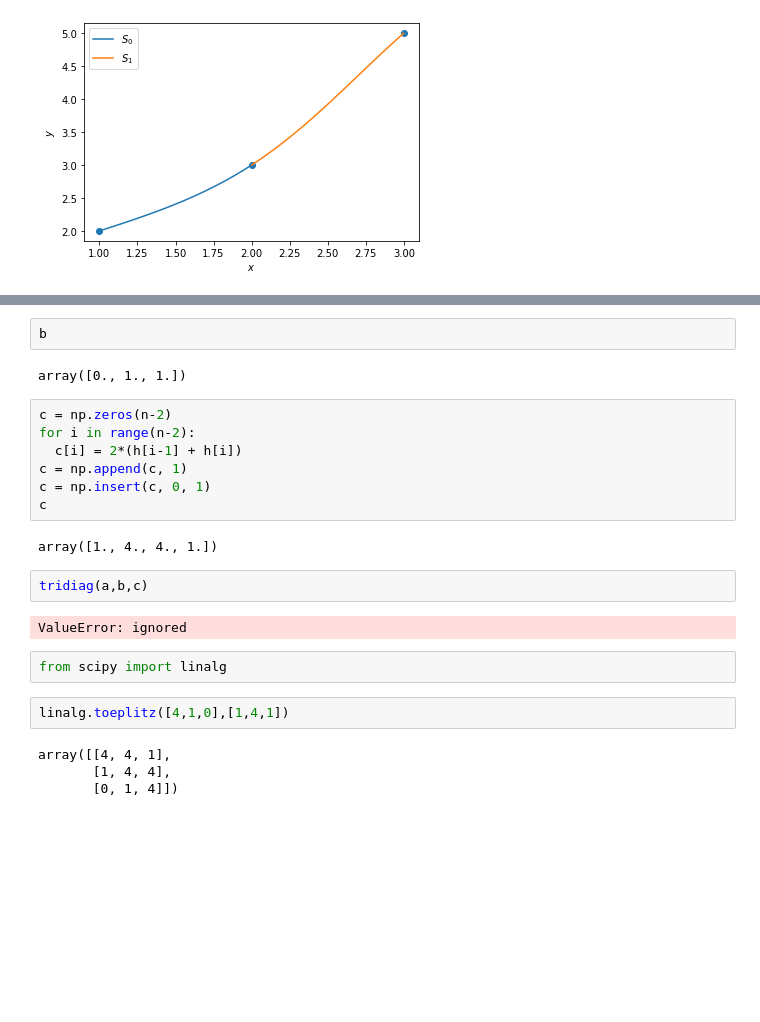
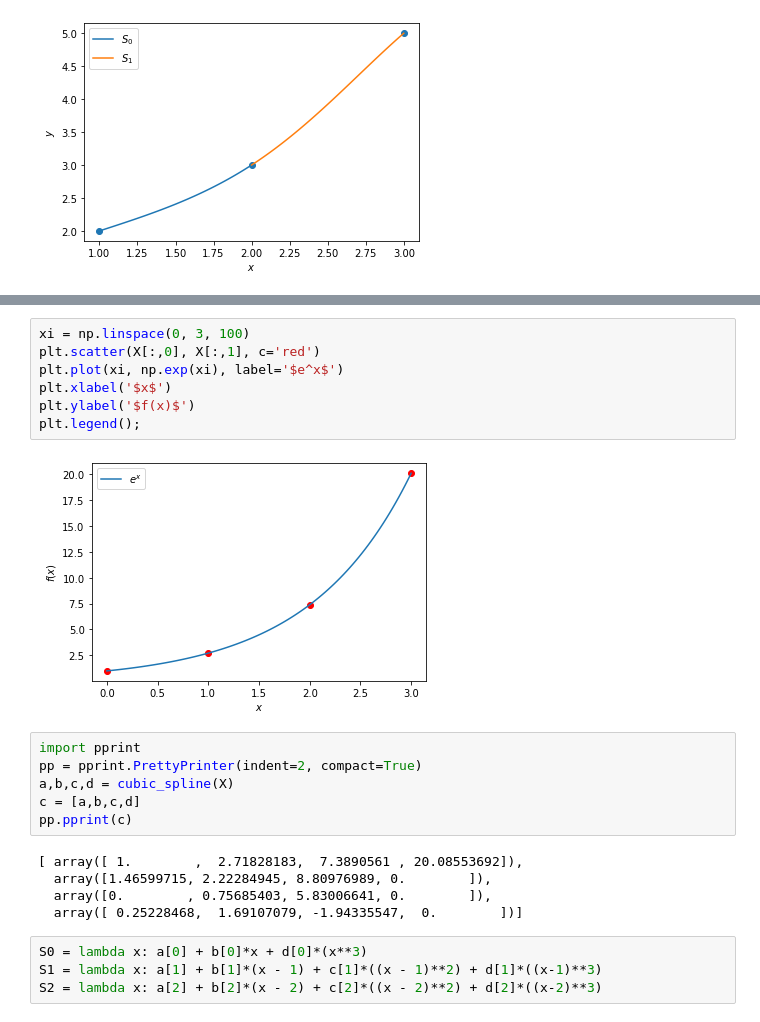
Before and after one commit to liebenlito/Metode-Numerik, a Jupyter notebook: interpolasi_(spline).ipynb, the cells around one changed output, grey strips where cells are left out. Saved outputs shown, nothing was run; the diff lists cells and outputs as text; blank space fills up the shorter version.

```diff
--- a/interpolasi_(spline).ipynb
+++ b/interpolasi_(spline).ipynb
@@ -110,25 +137,24 @@ b = np.insert(b, 0, 0)
-# %%
-b
-# %% [output]
-array([0., 1., 1.])
-# %%
-c = np.zeros(n-2)
-for i in range(n-2):
-  c[i] = 2*(h[i-1] + h[i])
-c = np.append(c, 1)
-c = np.insert(c, 0, 1)
-c
-# %% [output]
-array([1., 4., 4., 1.])
-# %%
-tridiag(a,b,c)
-# %% [output]
-ValueError: ignored
-# %%
-from scipy import linalg
-# %%
-linalg.toeplitz([4,1,0],[1,4,1])
-# %% [output]
-array([[4, 4, 1],
-       [1, 4, 4],
-       [0, 1, 4]])
+# %%
+xi = np.linspace(0, 3, 100)
+plt.scatter(X[:,0], X[:,1], c='red')
+plt.plot(xi, np.exp(xi), label='$e^x$')
+plt.xlabel('$x$')
+plt.ylabel('$f(x)$')
+plt.legend();
+# %% [output]
+[figure, added]
+# %%
+import pprint
+pp = pprint.PrettyPrinter(indent=2, compact=True)
+a,b,c,d = cubic_spline(X)
+c = [a,b,c,d]
+pp.pprint(c)
+# %% [output]
+[ array([ 1.        ,  2.71828183,  7.3890561 , 20.08553692]),
+  array([1.46599715, 2.22284945, 8.80976989, 0.        ]),
+  array([0.        , 0.75685403, 5.83006641, 0.        ]),
+  array([ 0.25228468,  1.69107079, -1.94335547,  0.        ])]
+# %%
+S0 = lambda x: a[0] + b[0]*x + d[0]*(x**3)
+S1 = lambda x: a[1] + b[1]*(x - 1) + c[1]*((x - 1)**2) + d[1]*((x-1)**3)
+S2 = lambda x: a[2] + b[2]*(x - 2) + c[2]*((x - 2)**2) + d[2]*((x-2)**3)
```
Also changed, not shown: parts of 11 cells of this notebook.
